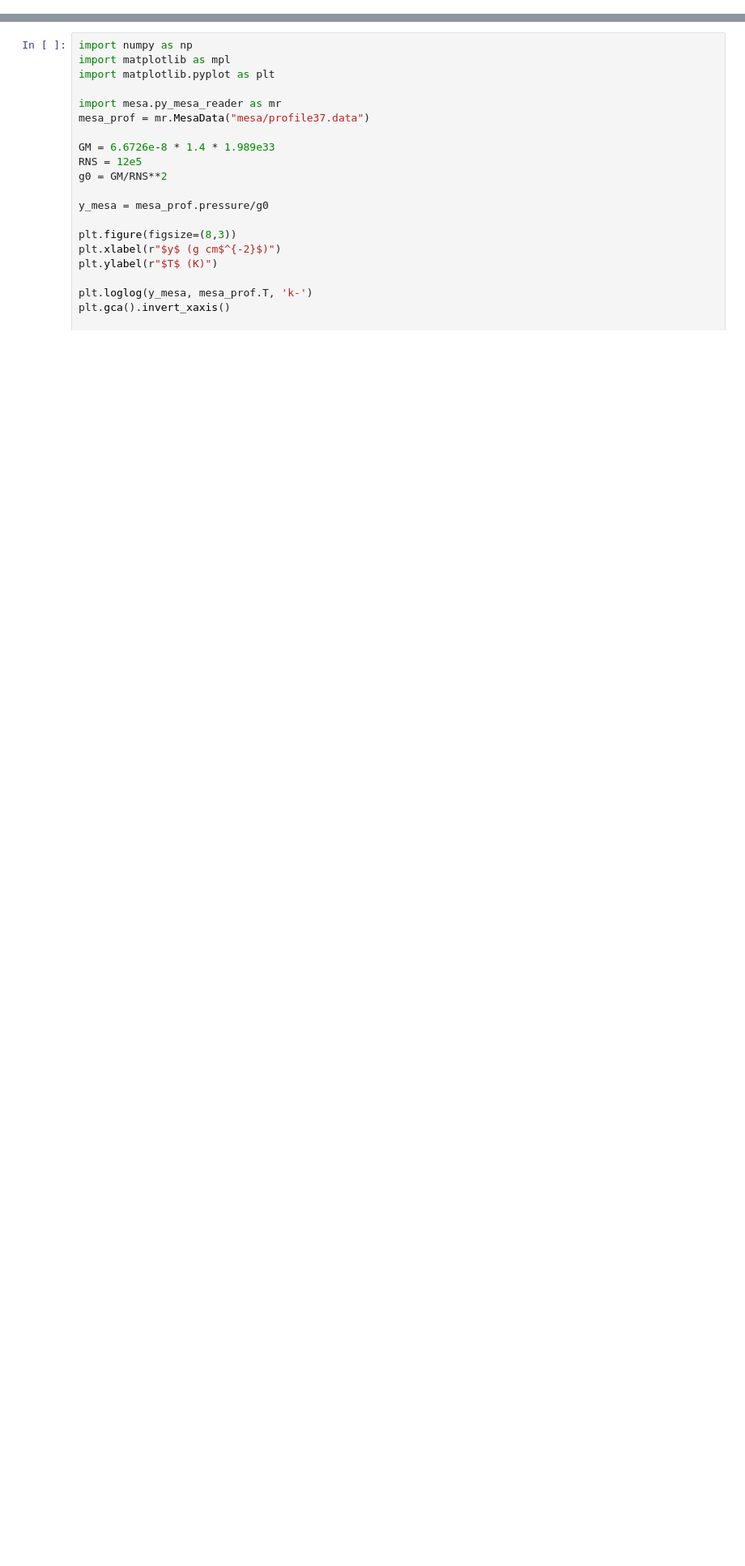
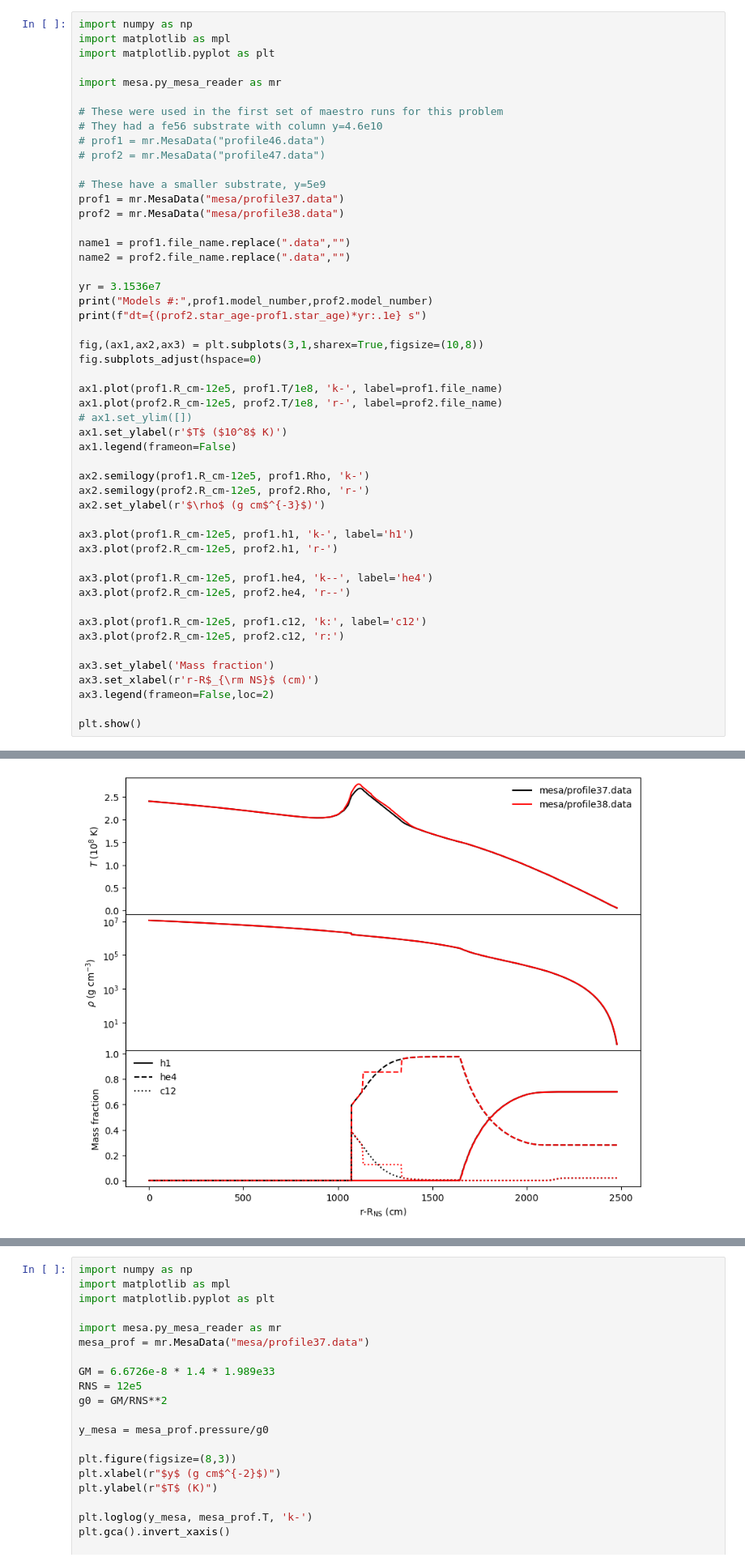
Before and after one commit to AMReX-Astro/MAESTROeX, a Jupyter notebook: Exec/science/xrb_layered/create_initial_model/Initial_Model.ipynb, the cells around one changed output, grey strips where cells are left out. Shown at 81% size. Saved outputs shown, nothing was run; the diff lists cells and outputs as text; blank space fills up the shorter version.

Commit message:
update initial model info

```diff
--- a/Exec/science/xrb_layered/create_initial_model/Initial_Model.ipynb
+++ b/Exec/science/xrb_layered/create_initial_model/Initial_Model.ipynb
@@ -6,0 +9,51 @@ We describe the reasoning for how to build the model used in xrb_layered. The to
+# %%
+import numpy as np
+import matplotlib as mpl
+import matplotlib.pyplot as plt
+
+import mesa.py_mesa_reader as mr
+
+# These were used in the first set of maestro runs for this problem
+# They had a fe56 substrate with column y=4.6e10
+# prof1 = mr.MesaData("profile46.data")
+# prof2 = mr.MesaData("profile47.data")
+
+# These have a smaller substrate, y=5e9
+prof1 = mr.MesaData("mesa/profile37.data")
+prof2 = mr.MesaData("mesa/profile38.data")
+
+name1 = prof1.file_name.replace(".data","")
+name2 = prof2.file_name.replace(".data","")
+
+yr = 3.1536e7
+print("Models #:",prof1.model_number,prof2.model_number)
+print(f"dt={(prof2.star_age-prof1.star_age)*yr:.1e} s")
+
+fig,(ax1,ax2,ax3) = plt.subplots(3,1,sharex=True,figsize=(10,8))
+fig.subplots_adjust(hspace=0)
+
+ax1.plot(prof1.R_cm-12e5, prof1.T/1e8, 'k-', label=prof1.file_name)
+ax1.plot(prof2.R_cm-12e5, prof2.T/1e8, 'r-', label=prof2.file_name)
+# ax1.set_ylim([])
+ax1.set_ylabel(r'$T$ ($10^8$ K)')
+ax1.legend(frameon=False)
+
+ax2.semilogy(prof1.R_cm-12e5, prof1.Rho, 'k-')
+ax2.semilogy(prof2.R_cm-12e5, prof2.Rho, 'r-')
+ax2.set_ylabel(r'$\rho$ (g cm$^{-3}$)')
+
+ax3.plot(prof1.R_cm-12e5, prof1.h1, 'k-', label='h1')
+ax3.plot(prof2.R_cm-12e5, prof2.h1, 'r-')
+
+ax3.plot(prof1.R_cm-12e5, prof1.he4, 'k--', label='he4')
+ax3.plot(prof2.R_cm-12e5, prof2.he4, 'r--')
+
+ax3.plot(prof1.R_cm-12e5, prof1.c12, 'k:', label='c12')
+ax3.plot(prof2.R_cm-12e5, prof2.c12, 'r:')
+
+ax3.set_ylabel('Mass fraction')
+ax3.set_xlabel(r'r-R$_{\rm NS}$ (cm)')
+ax3.legend(frameon=False,loc=2)
+
+plt.show()
+# %% [output]
@@ -6,0 +62 @@ We describe the reasoning for how to build the model used in xrb_layered. The to
+[figure, added]
```
Also changed, not shown: parts of 9 cells of this notebook, 9 other files.
